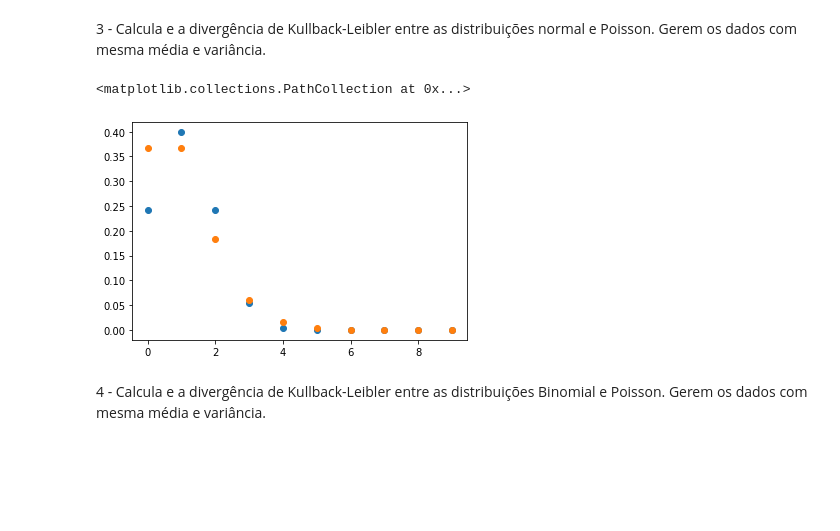
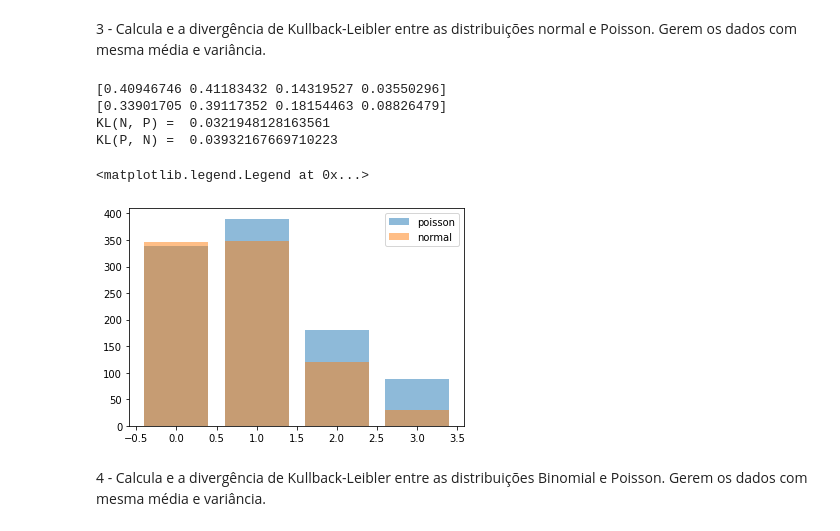
Before and after one commit to thiago3008/MBA_DS_USP, a Jupyter notebook: 02 - Introdução a Ciência de Dados/01 - Introdução/Aula1.ipynb, the cells around one changed output. Cells and saved outputs as stored; diff of their text form; code cells hidden in the pictures; blank space fills up the shorter version.

```diff
--- a/02 - Introdução a Ciência de Dados/01 - Introdução/Aula1.ipynb
+++ b/02 - Introdução a Ciência de Dados/01 - Introdução/Aula1.ipynb
@@ -470,17 +470,43 @@ Variance: 4.05274375
 # %% [markdown]
 3 - Calcula e a divergência de Kullback-Leibler entre as distribuições normal e Poisson. Gerem os dados com mesma média e variância.
 # %%
+import numpy as np
 from scipy import stats # awful documentation on the api >.<
 import matplotlib.pyplot as plt
+from scipy.stats import entropy
 
 x = np.arange(0,10)
 pdf_n = stats.norm.pdf(x, loc = 1, scale = 1)
 pmf_p = stats.poisson.pmf(x, mu = 1)
-plt.scatter(x, pdf_n, label="normal")
-plt.scatter(x, pmf_p, label="poisson")
+#plt.scatter(x, pdf_n, label="normal")
+#plt.scatter(x, pmf_p, label="poisson")
+#plt.legend()
+
+xn = np.random.normal(1, 1** 2, size = 1000)
+xp = np.random.poisson(1, size = 1000)
+
+hist_n, _ = np.histogram(xn, np.arange(0, 4+1))
+dist_n = hist_n / np.sum(hist_n)
+
+hist_p, _ = np.histogram(xp, np.arange(0, 4+1))
+dist_p = hist_p / np.sum(hist_p)
+
+print(dist_n)
+print(dist_p)
+
+print('KL(N, P) = ', entropy(dist_n, dist_p, base = np.exp(1)))
+print('KL(P, N) = ', entropy(dist_p, dist_n, base = np.exp(1)))
+
+plt.bar(range(0,4), hist_p, alpha=.5, label="poisson")
+plt.bar(range(0,4), hist_n, alpha=.5, label="normal")
+plt.legend()
 # %% [output]
-<matplotlib.collections.PathCollection at 0x...>
+[0.40946746 0.41183432 0.14319527 0.03550296]
+[0.33901705 0.39117352 0.18154463 0.08826479]
+KL(N, P) =  0.0321948128163561
+KL(P, N) =  0.03932167669710223
+<matplotlib.legend.Legend at 0x...>
-[figure, old version]
+[figure, new version]
 # %% [markdown]
 4 - Calcula e a divergência de Kullback-Leibler entre as distribuições Binomial e Poisson. Gerem os dados com mesma média e variância.
 # %% [markdown]
```
Also changed, not shown: 1 other file.
